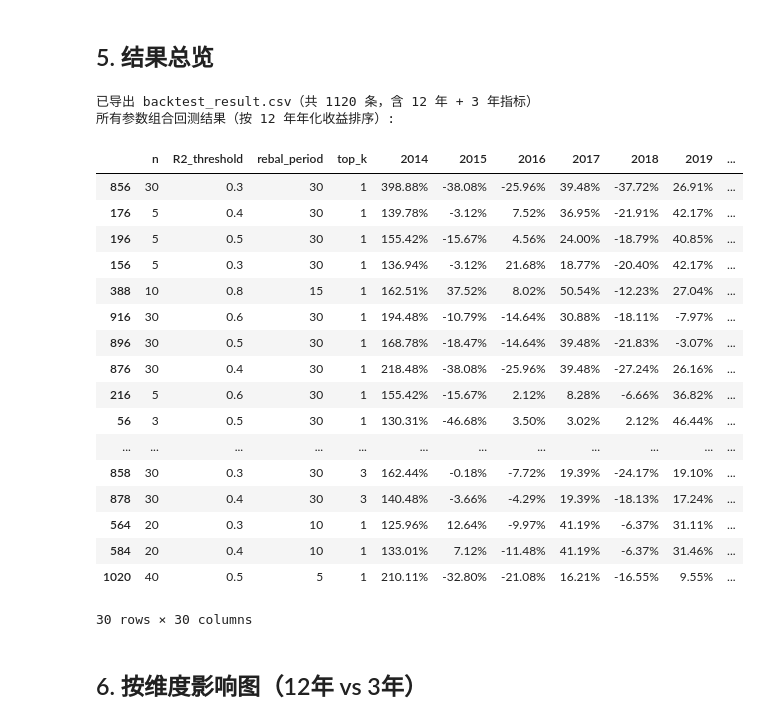
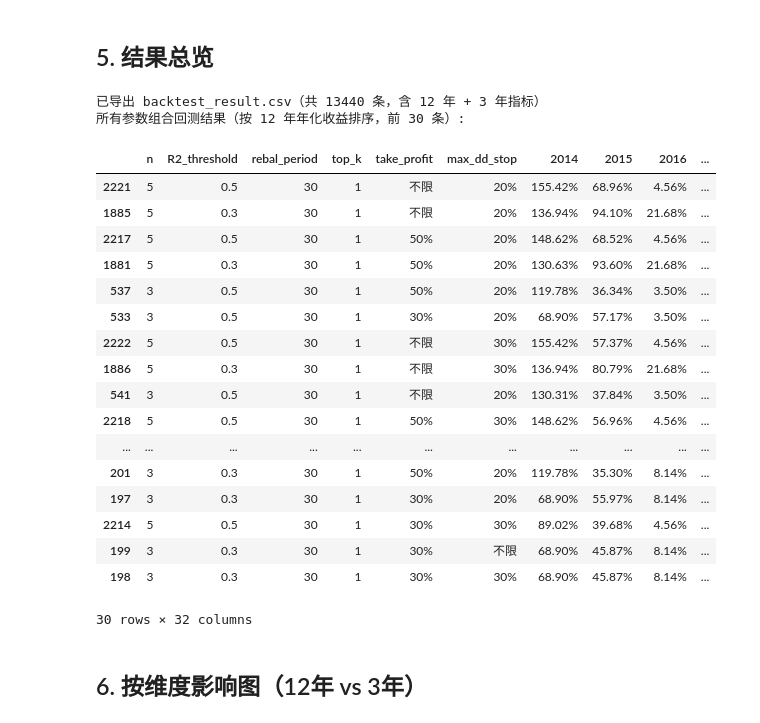
Before and after one commit to thinhunan/etf_momentum, a Jupyter notebook: momentum_backtest.ipynb, the cells around one changed output. Saved outputs shown, nothing was run; the diff lists cells and outputs as text; code cells hidden in the pictures.

```diff
--- a/momentum_backtest.ipynb
+++ b/momentum_backtest.ipynb
@@ -294,11 +252,13 @@ def backtest_momentum(
 # %% [markdown]
 ## 3. 定义参数网格
 # %%
-N_LIST = [3, 5, 10, 15, 20, 25, 30, 40]      # 动量回看天数
-R2_LIST = [0.3, 0.4, 0.5, 0.6, 0.7, 0.8, 0.9]          # R² 阈值
-REBAL_LIST = [5, 10, 15, 20, 30]                  # 调仓周期（交易日）
-TOP_K_LIST = [1, 2, 3, 5]                        # 每次持有 ETF 数量（网格）
+N_LIST = [3, 5, 7, 20, 25, 30, 35, 40]           # 动量回看天数 (移除表现差的10,15; 补充7,35)
+R2_LIST = [0.3, 0.5, 0.6, 0.7, 0.8]               # R² 阈值 (移除0.4≈0.3、0.9最差)
+REBAL_LIST = [10, 15, 20, 25, 30, 45, 60]          # 调仓周期 (移除5最差; 补充25,45,60)
+TOP_K_LIST = [1, 2, 3]                             # 每次持有 ETF 数量 (移除5收益最低)
+TP_LIST = [0.2, 0.3, 0.5, None]                    # 单笔止盈 (None=不限)
+SL_DD_LIST = [0.1, 0.2, 0.3, None]                 # 最大回撤止损 (None=不限)
 
-param_grid = list(product(N_LIST, R2_LIST, REBAL_LIST, TOP_K_LIST))
-print(f'参数组合数: {len(param_grid)}')
+param_grid = list(product(N_LIST, R2_LIST, REBAL_LIST, TOP_K_LIST, TP_LIST, SL_DD_LIST))
+print(f'参数组合数: {len(param_grid)}  ({len(N_LIST)}n × {len(R2_LIST)}R² × {len(REBAL_LIST)}rebal × {len(TOP_K_LIST)}topk × {len(TP_LIST)}TP × {len(SL_DD_LIST)}SL)')
 # %% [output]
@@ -498,43 +439,48 @@ print(f'\n合并完成，共 {len(results)} 组参数（12年+3年同表）')
 # %%
 result_df = pd.DataFrame(results)
 result_df.to_csv('backtest_result.csv', index=False, encoding='utf-8-sig')
 print(f'已导出 backtest_result.csv（共 {len(result_df)} 条，含 12 年 + 3 年指标）')
 
 year_cols = [c for c in result_df.columns if isinstance(c, (int, np.integer))]
 fmt_cols = year_cols + ['avg_full_year_12y', 'annualized_12y', 'total_ret_12y', 'sharpe_12y', 'max_drawdown_12y',
                         'annualized_3y', 'total_ret_3y', 'sharpe_3y', 'max_drawdown_3y']
 fmt_cols = [c for c in fmt_cols if c in result_df.columns]
 
 display_df = result_df.copy()
+display_df['take_profit'] = display_df['take_profit'].map(lambda x: f'{x:.0%}' if pd.notna(x) else '不限')
+display_df['max_dd_stop'] = display_df['max_dd_stop'].map(lambda x: f'{x:.0%}' if pd.notna(x) else '不限')
 for c in fmt_cols:
     if c in display_df.columns:
-        display_df[c] = display_df[c].map(lambda x: f'{x:.2%}' if pd.notna(x) and 'sharpe' not in str(c) else (f'{x:.2f}' if pd.notna(x) and 'sharpe' in str(c) else '-'))
+        if 'sharpe' in str(c):
+            display_df[c] = display_df[c].map(lambda x: f'{x:.2f}' if pd.notna(x) else '-')
+        else:
+            display_df[c] = display_df[c].map(lambda x: f'{x:.2%}' if pd.notna(x) else '-')
 
 display_df = display_df.sort_values('annualized_12y', ascending=False, key=lambda s: result_df['annualized_12y'])
 
-print('所有参数组合回测结果（按 12 年年化收益排序）:')
+print('所有参数组合回测结果（按 12 年年化收益排序，前 30 条）:')
 display(display_df.head(30))
 # %% [output]
-已导出 backtest_result.csv（共 1120 条，含 12 年 + 3 年指标）
-所有参数组合回测结果（按 12 年年化收益排序）:
+已导出 backtest_result.csv（共 13440 条，含 12 年 + 3 年指标）
+所有参数组合回测结果（按 12 年年化收益排序，前 30 条）:
-|  | n | R2_threshold | rebal_period | top_k | 2014 | 2015 | 2016 | 2017 | 2018 | 2019 | ... |
-| 856 | 30 | 0.3 | 30 | 1 | 398.88% | -38.08% | -25.96% | 39.48% | -37.72% | 26.91% | ... |
-| 176 | 5 | 0.4 | 30 | 1 | 139.78% | -3.12% | 7.52% | 36.95% | -21.91% | 42.17% | ... |
-| 196 | 5 | 0.5 | 30 | 1 | 155.42% | -15.67% | 4.56% | 24.00% | -18.79% | 40.85% | ... |
-| 156 | 5 | 0.3 | 30 | 1 | 136.94% | -3.12% | 21.68% | 18.77% | -20.40% | 42.17% | ... |
-| 388 | 10 | 0.8 | 15 | 1 | 162.51% | 37.52% | 8.02% | 50.54% | -12.23% | 27.04% | ... |
-| 916 | 30 | 0.6 | 30 | 1 | 194.48% | -10.79% | -14.64% | 30.88% | -18.11% | -7.97% | ... |
-| 896 | 30 | 0.5 | 30 | 1 | 168.78% | -18.47% | -14.64% | 39.48% | -21.83% | -3.07% | ... |
-| 876 | 30 | 0.4 | 30 | 1 | 218.48% | -38.08% | -25.96% | 39.48% | -27.24% | 26.16% | ... |
-| 216 | 5 | 0.6 | 30 | 1 | 155.42% | -15.67% | 2.12% | 8.28% | -6.66% | 36.82% | ... |
-| 56 | 3 | 0.5 | 30 | 1 | 130.31% | -46.68% | 3.50% | 3.02% | 2.12% | 46.44% | ... |
-| ... | ... | ... | ... | ... | ... | ... | ... | ... | ... | ... | ... |
-| 858 | 30 | 0.3 | 30 | 3 | 162.44% | -0.18% | -7.72% | 19.39% | -24.17% | 19.10% | ... |
-| 878 | 30 | 0.4 | 30 | 3 | 140.48% | -3.66% | -4.29% | 19.39% | -18.13% | 17.24% | ... |
-| 564 | 20 | 0.3 | 10 | 1 | 125.96% | 12.64% | -9.97% | 41.19% | -6.37% | 31.11% | ... |
-| 584 | 20 | 0.4 | 10 | 1 | 133.01% | 7.12% | -11.48% | 41.19% | -6.37% | 31.46% | ... |
-| 1020 | 40 | 0.5 | 5 | 1 | 210.11% | -32.80% | -21.08% | 16.21% | -16.55% | 9.55% | ... |
+|  | n | R2_threshold | rebal_period | top_k | take_profit | max_dd_stop | 2014 | 2015 | 2016 | ... |
+| 2221 | 5 | 0.5 | 30 | 1 | 不限 | 20% | 155.42% | 68.96% | 4.56% | ... |
+| 1885 | 5 | 0.3 | 30 | 1 | 不限 | 20% | 136.94% | 94.10% | 21.68% | ... |
+| 2217 | 5 | 0.5 | 30 | 1 | 50% | 20% | 148.62% | 68.52% | 4.56% | ... |
+| 1881 | 5 | 0.3 | 30 | 1 | 50% | 20% | 130.63% | 93.60% | 21.68% | ... |
+| 537 | 3 | 0.5 | 30 | 1 | 50% | 20% | 119.78% | 36.34% | 3.50% | ... |
+| 533 | 3 | 0.5 | 30 | 1 | 30% | 20% | 68.90% | 57.17% | 3.50% | ... |
+| 2222 | 5 | 0.5 | 30 | 1 | 不限 | 30% | 155.42% | 57.37% | 4.56% | ... |
+| 1886 | 5 | 0.3 | 30 | 1 | 不限 | 30% | 136.94% | 80.79% | 21.68% | ... |
+| 541 | 3 | 0.5 | 30 | 1 | 不限 | 20% | 130.31% | 37.84% | 3.50% | ... |
+| 2218 | 5 | 0.5 | 30 | 1 | 50% | 30% | 148.62% | 56.96% | 4.56% | ... |
+| ... | ... | ... | ... | ... | ... | ... | ... | ... | ... | ... |
+| 201 | 3 | 0.3 | 30 | 1 | 50% | 20% | 119.78% | 35.30% | 8.14% | ... |
+| 197 | 3 | 0.3 | 30 | 1 | 30% | 20% | 68.90% | 55.97% | 8.14% | ... |
+| 2214 | 5 | 0.5 | 30 | 1 | 30% | 30% | 89.02% | 39.68% | 4.56% | ... |
+| 199 | 3 | 0.3 | 30 | 1 | 30% | 不限 | 68.90% | 45.87% | 8.14% | ... |
+| 198 | 3 | 0.3 | 30 | 1 | 30% | 30% | 68.90% | 45.87% | 8.14% | ... |
-30 rows × 30 columns
+30 rows × 32 columns
 # %% [markdown]
 ## 6. 按维度影响图（12年 vs 3年）
 # %%
```
Also changed, not shown: parts of 11 cells of this notebook, 15 other files.
